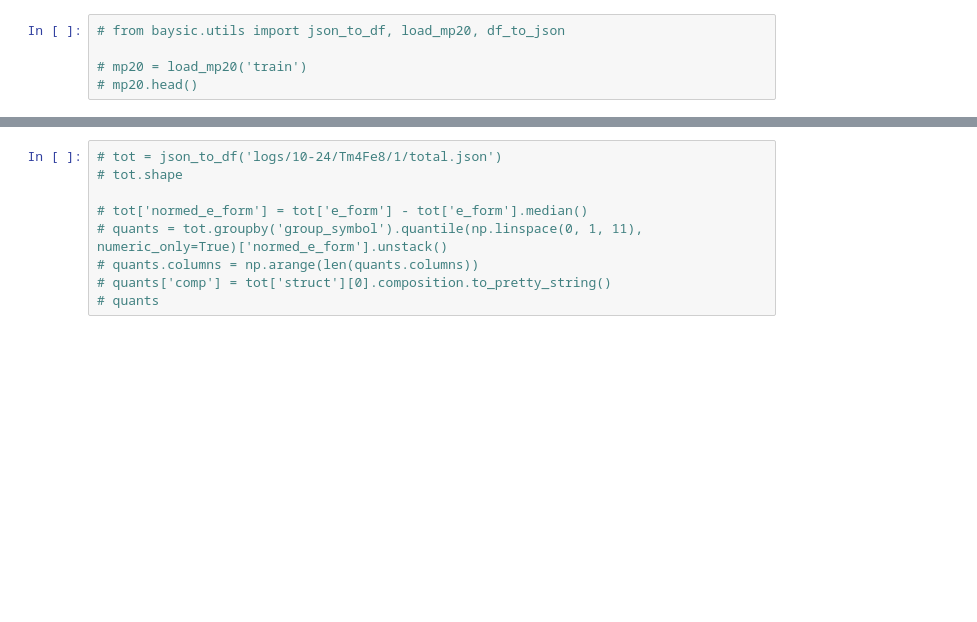
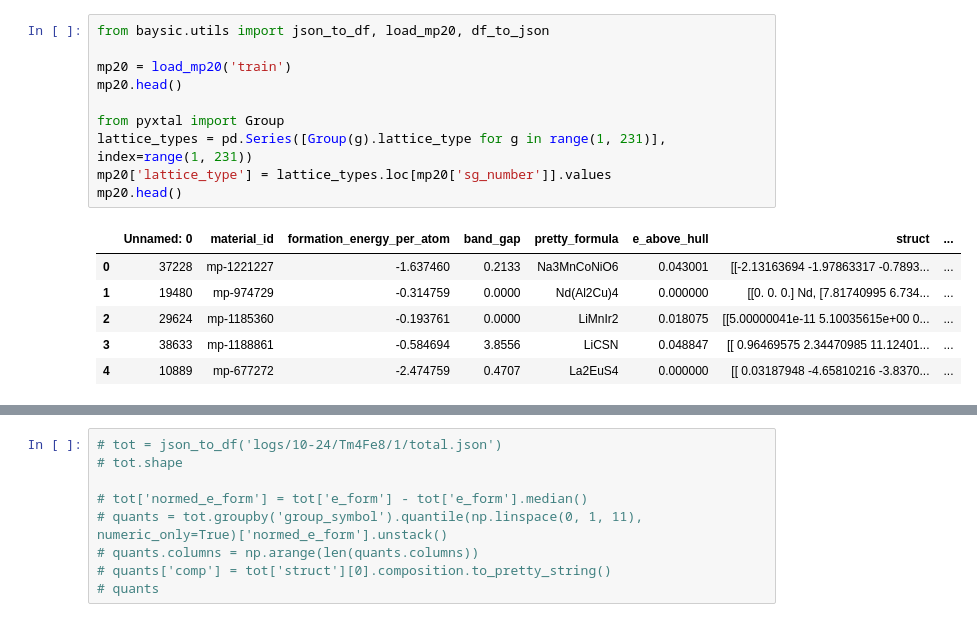
Before and after one commit to nicholas-miklaucic/baysic, a Jupyter notebook: non_coord_kernel.ipynb, the cells around one changed output, grey strips where cells are left out. Drawn from its saved outputs; the diff is of its cells as text; blank space fills up the shorter version.

```diff
--- a/non_coord_kernel.ipynb
+++ b/non_coord_kernel.ipynb
@@ -11,5 +14,17 @@ theme, cs = rp.mpl_setup(IS_DARK)
-# %%
-# from baysic.utils import json_to_df, load_mp20, df_to_json
-
-# mp20 = load_mp20('train')
-# mp20.head()
+# %%
+from baysic.utils import json_to_df, load_mp20, df_to_json
+
+mp20 = load_mp20('train')
+mp20.head()
+
+from pyxtal import Group
+lattice_types = pd.Series([Group(g).lattice_type for g in range(1, 231)], index=range(1, 231))
+mp20['lattice_type'] = lattice_types.loc[mp20['sg_number']].values
+mp20.head()
+# %% [output]
+|  | Unnamed: 0 | material_id | formation_energy_per_atom | band_gap | pretty_formula | e_above_hull | struct | ... |
+| 0 | 37228 | mp-1221227 | -1.637460 | 0.2133 | Na3MnCoNiO6 | 0.043001 | [[-2.13163694 -1.97863317 -0.7893... | ... |
+| 1 | 19480 | mp-974729 | -0.314759 | 0.0000 | Nd(Al2Cu)4 | 0.000000 | [[0. 0. 0.] Nd, [7.81740995 6.734... | ... |
+| 2 | 29624 | mp-1185360 | -0.193761 | 0.0000 | LiMnIr2 | 0.018075 | [[5.00000041e-11 5.10035615e+00 0... | ... |
+| 3 | 38633 | mp-1188861 | -0.584694 | 3.8556 | LiCSN | 0.048847 | [[ 0.96469575 2.34470985 11.12401... | ... |
+| 4 | 10889 | mp-677272 | -2.474759 | 0.4707 | La2EuS4 | 0.000000 | [[ 0.03187948 -4.65810216 -3.8370... | ... |
```
Also changed, not shown: parts of 4 cells of this notebook, 8 other files.
